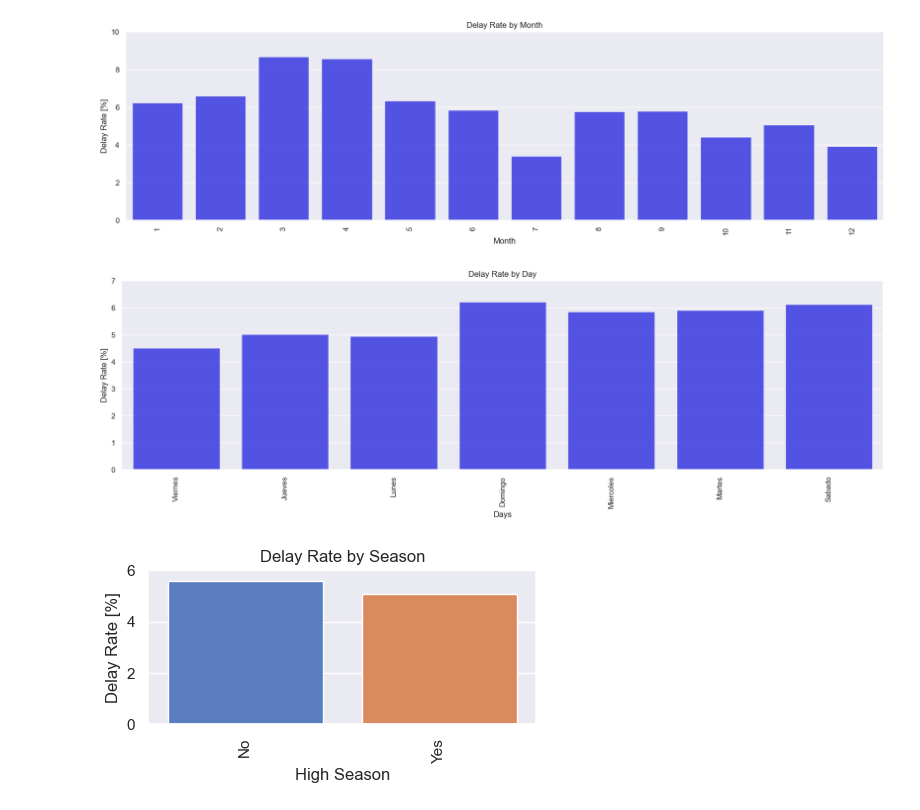
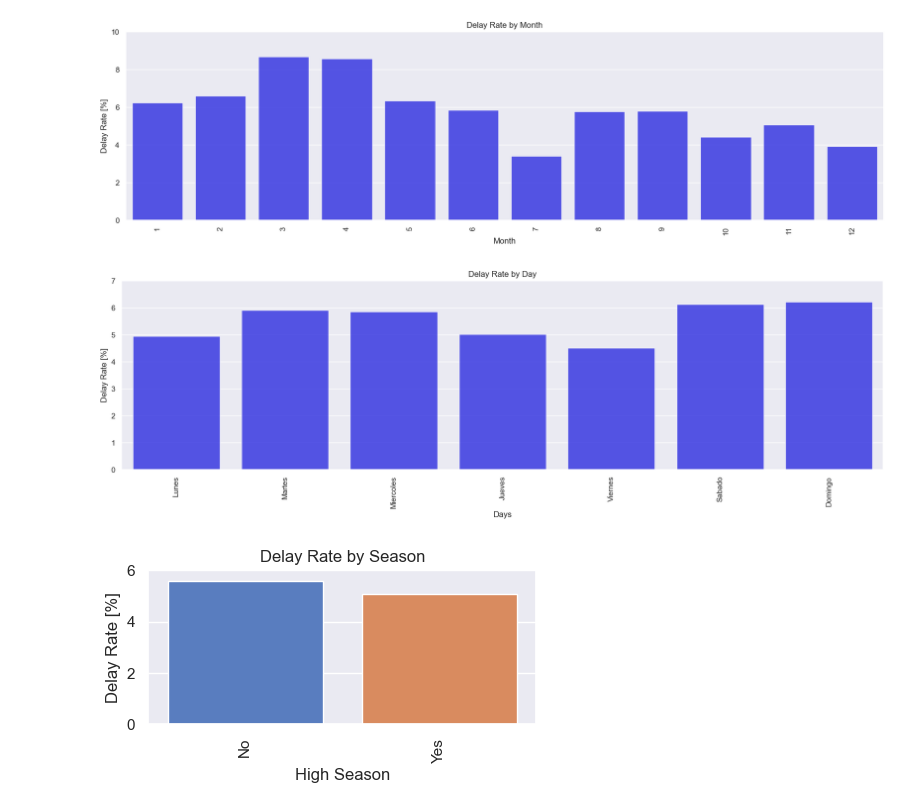
Before and after one commit to Matiasbarrera90/flight-delay-prediction, a Jupyter notebook: challenge/exploration.ipynb, the cells around one changed output. Drawn from its saved outputs; the diff is of its cells as text; code cells hidden in the pictures.

```diff
--- a/challenge/exploration.ipynb
+++ b/challenge/exploration.ipynb
@@ -266,6 +266,8 @@ Index(['Fecha-I', 'Vlo-I', 'Ori-I', 'Des-I', 'Emp-I', 'Fecha-O', 'Vlo-O',
 ### How is the delay rate across columns?
 # %%
 def get_rate_from_column(data, column):
+    """Calculate delay rates (%) for each unique value in the specified column."""
+    # Initialize dictionary to count delays per column value
     delays = {}
     for _, row in data.iterrows():
         if row['delay'] == 1:
@@ -273,8 +275,11 @@ def get_rate_from_column(data, column):
                 delays[row[column]] = 1
             else:
                 delays[row[column]] += 1
+
+    # Get total count per column value as a dictionary
     total = data[column].value_counts().to_dict()
 
+    # Compute rates: total/delays, default to 0 if no delays
     rates = {}
     for name, total in total.items():
         if name in delays:
@@ -282,7 +287,8 @@ def get_rate_from_column(data, column):
         else:
             rates[name] = 0
 
-    return pd.DataFrame.from_dict(data = rates, orient = 'index', columns = ['Tasa (%)'])
+    # Return as DataFrame with 'Tasa (%)' column
+    return pd.DataFrame.from_dict(data=rates, orient='index', columns=['Tasa (%)'])
 # %%
 destination_rate = get_rate_from_column(data, 'SIGLADES')
 destination_rate_values = data['SIGLADES'].value_counts().index
@@ -322,17 +377,32 @@ plt.show()
 [figure]
 # %%
 days_rate = get_rate_from_column(data, 'DIANOM')
-days_rate_value = data['DIANOM'].value_counts().index
 
-plt.figure(figsize = (20, 5))
-sns.barplot(x=days_rate_value, y=days_rate['Tasa (%)'], color = 'blue', alpha = 0.75)
+# Preefine the order of days
+day_order = ['Lunes', 'Martes', 'Miercoles', 'Jueves', 'Viernes', 'Sabado', 'Domingo']
+
+# Ensure days_rate is sorted according to the predefined day order
+sorted_days_rate = days_rate.loc[day_order]
+
+# Create a new figure with a specified size
+plt.figure(figsize=(20, 5))
+
+# Create a bar plot with Seaborn
+sns.barplot(x=sorted_days_rate.index, y=sorted_days_rate['Tasa (%)'], color='blue', alpha=0.75)
+
+# Set the parameters of the plot
 plt.title('Delay Rate by Day')
 plt.ylabel('Delay Rate [%]', fontsize=12)
 plt.xlabel('Days', fontsize=12)
+
+# Rotate the x-axis labels by 90 degrees for better readability
 plt.xticks(rotation=90)
-plt.ylim(0,7)
+
+# Set the limits of the y-axis
+plt.ylim(0, 7)
+
 plt.show()
 # %% [output]
-[figure, old version]
+[figure, new version]
 # %%
 high_season_rate = get_rate_from_column(data, 'high_season')
```
Also changed, not shown: parts of 47 cells of this notebook.
